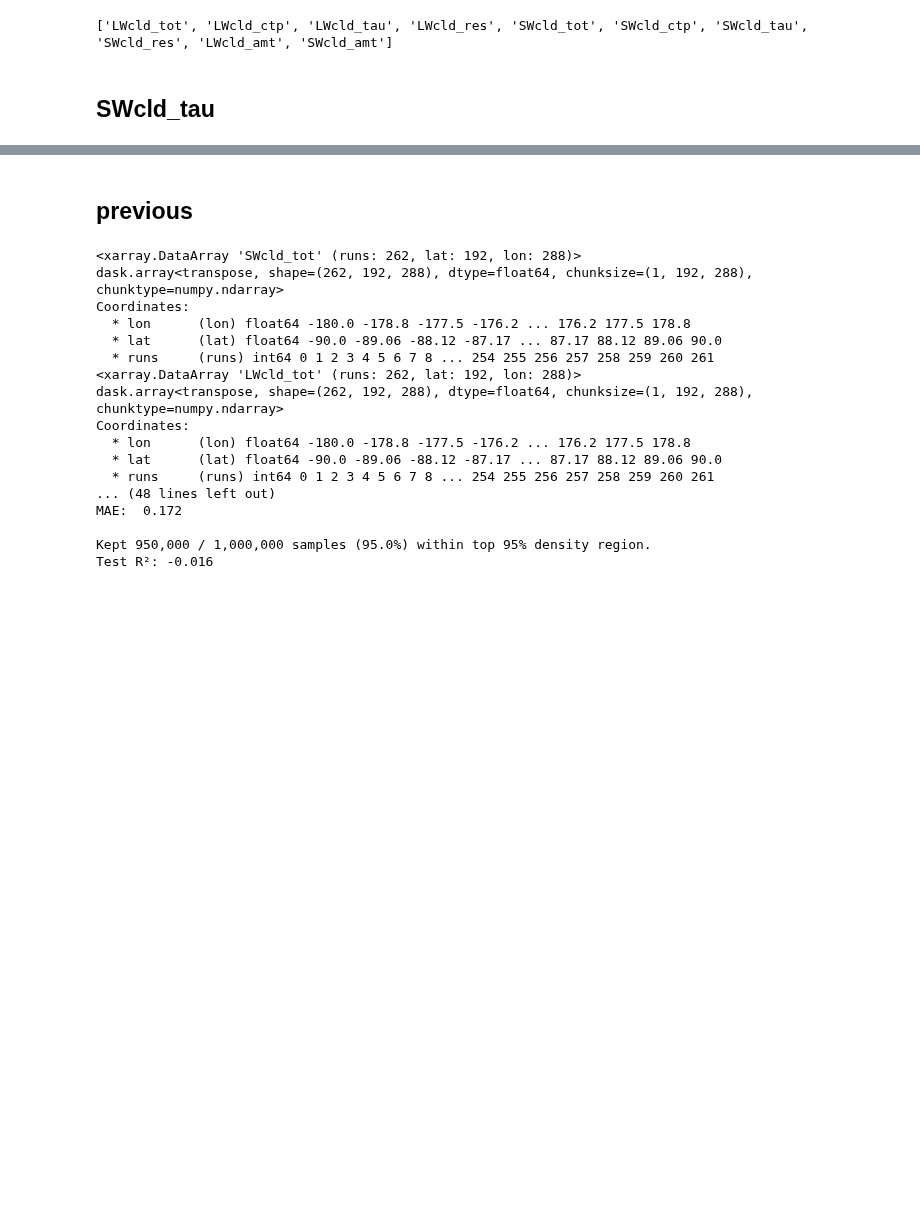
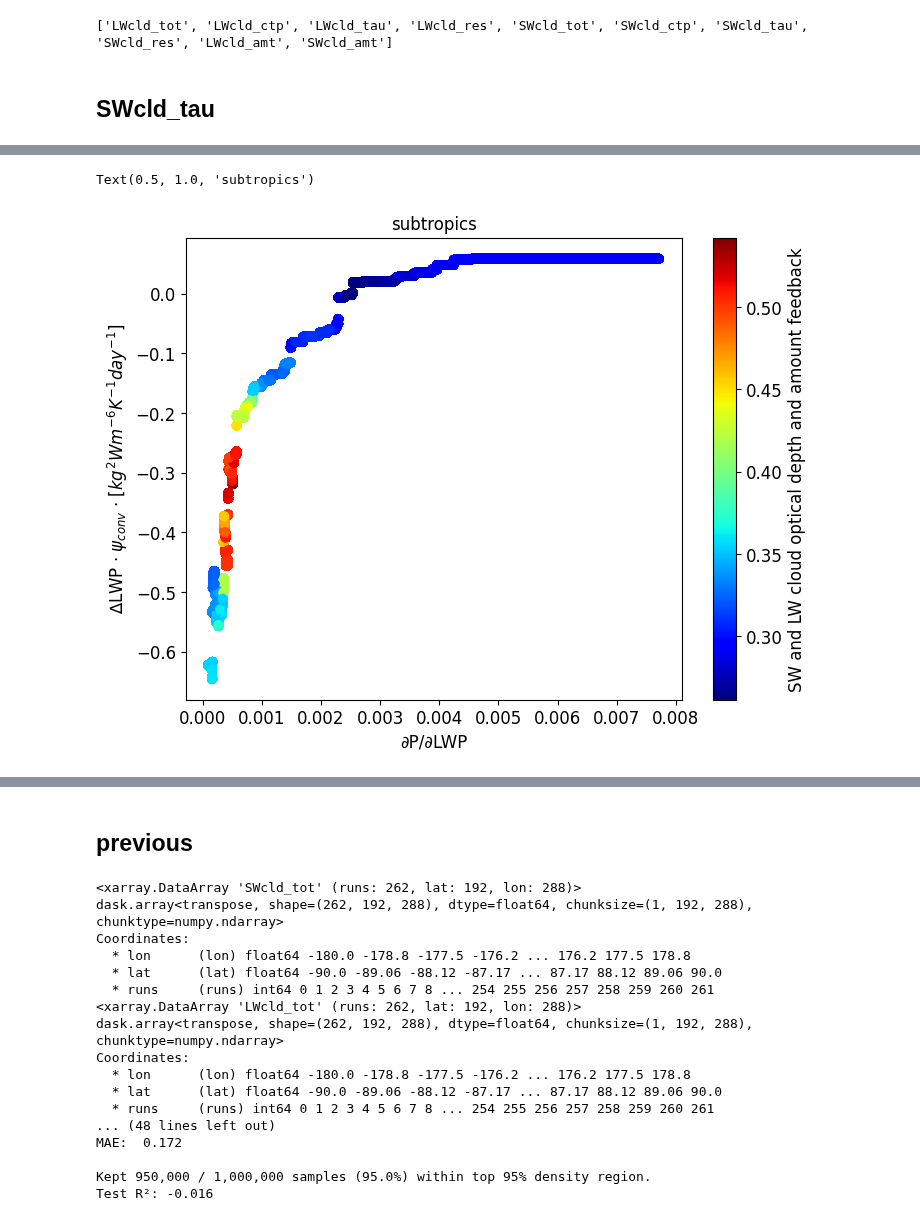
Before and after one commit to wgh-private/globalFB_precipeff, a Jupyter notebook: RF_emulated_constraints.ipynb, the cells around one changed output, grey strips where cells are left out. Saved outputs shown, nothing was run; the diff lists cells and outputs as text; code cells hidden in the pictures; blank space fills up the shorter version.

```diff
--- a/RF_emulated_constraints.ipynb
+++ b/RF_emulated_constraints.ipynb
@@ -697,0 +949,11 @@ Test R²: 0.057
+# %%
+x_p = sub_RF_precipeff_cyc
+y_p = sub_RF_dLWP
+c_p = sub_RF_CF
+plt.figure(); plt.scatter(x_p, y_p, c=c_p, cmap='jet')
+plt.colorbar(label='SW and LW cloud optical depth and amount feedback')
+plt.xlabel('∂P/∂LWP'); plt.ylabel('∆LWP $\cdot$ $\psi_{conv}$ $\cdot$ $[kg^2Wm^{-6}K^{-1}day^{-1}]$')
+plt.title('subtropics')
+# %% [output]
+Text(0.5, 1.0, 'subtropics')
+[figure, added]
```
Also changed, not shown: parts of 12 cells of this notebook.
